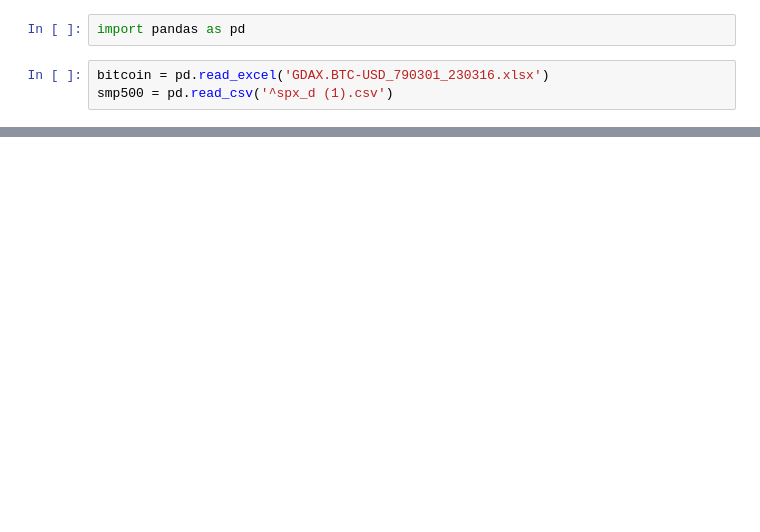
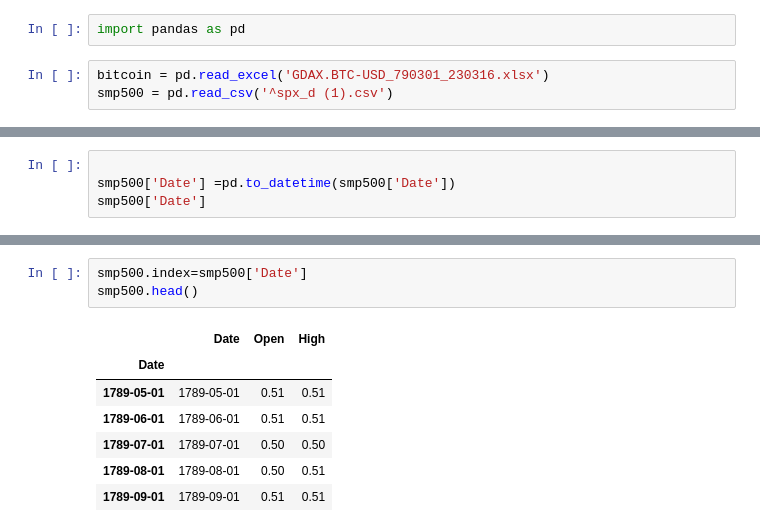
Before and after one commit to aintproud/analitic, a Jupyter notebook: 1.ipynb, the cells around one changed output, grey strips where cells are left out. Saved outputs shown, nothing was run; the diff lists cells and outputs as text; blank space fills up the shorter version.

```diff
--- a/1.ipynb
+++ b/1.ipynb
@@ -40,0 +52,4 @@ smp500
+# %%
+
+smp500['Date'] =pd.to_datetime(smp500['Date'])
+smp500['Date']
@@ -40,0 +69,11 @@ smp500
+# %%
+smp500.index=smp500['Date']
+smp500.head()
+# %% [output]
+|  | Date | Open | High |
+| Date |  |  |  |
+| 1789-05-01 | 1789-05-01 | 0.51 | 0.51 |
+| 1789-06-01 | 1789-06-01 | 0.51 | 0.51 |
+| 1789-07-01 | 1789-07-01 | 0.50 | 0.50 |
+| 1789-08-01 | 1789-08-01 | 0.50 | 0.51 |
+| 1789-09-01 | 1789-09-01 | 0.51 | 0.51 |
```
Also changed, not shown: parts of 6 cells of this notebook.
